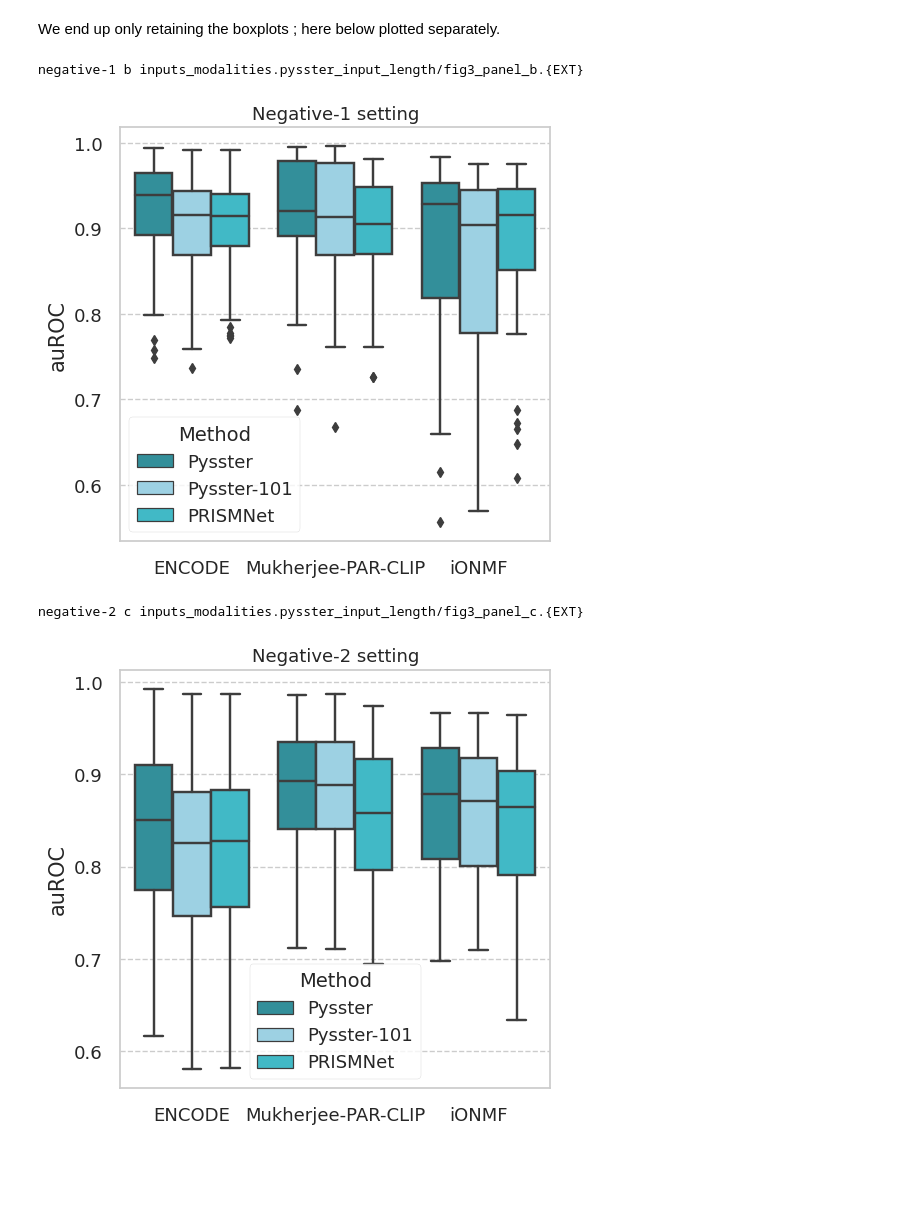
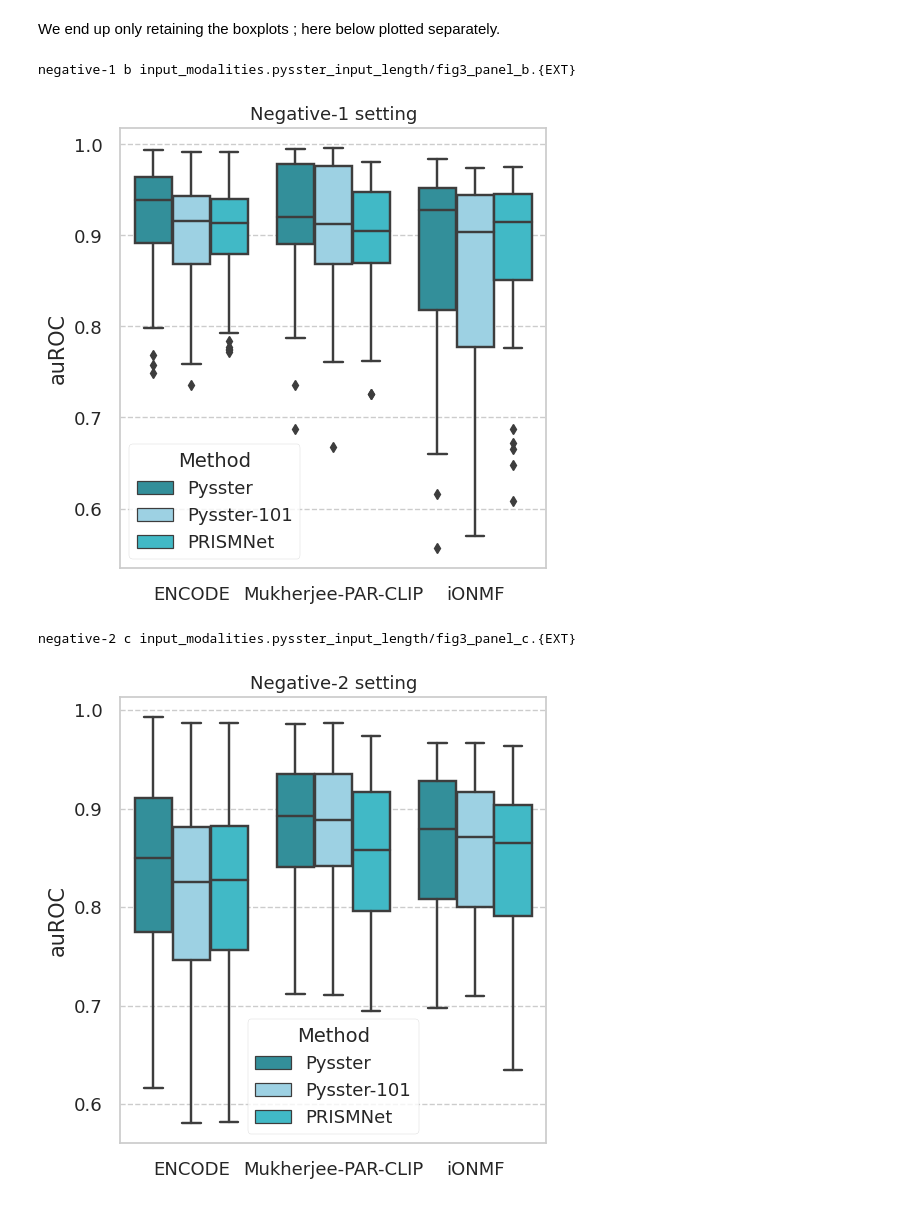
Before and after one commit to mhorlacher/Benchmark-RBP, a Jupyter notebook: analyses/notebooks/input_modalities.pysster_input_length.ipynb, the cells around one changed output. Drawn from its saved outputs; the diff is of its cells as text; code cells hidden in the pictures; blank space fills up the shorter version.

Commit message:
Corrected typo in output path + missing tight_layout() func call

```diff
--- a/analyses/notebooks/input_modalities.pysster_input_length.ipynb
+++ b/analyses/notebooks/input_modalities.pysster_input_length.ipynb
@@ -2,7 +2,7 @@
 path_full_summarized_table = "../results/2023-05-24/00_processed/main/aurocs.tsv.gz"
 
 path_config_viz = "../config/visualization.yaml"
-path_output_dir = "./inputs_modalities.pysster_input_length/"
+path_output_dir = "./input_modalities.pysster_input_length/"
 export = True
 # %% [markdown]
 # Forewords
@@ -307,34 +307,36 @@ for NEGATIVE, panel_name, tmp_table in groups:
 
     print(NEGATIVE, panel_name, savefig_file)
 
     fig = plt.figure(figsize=[v * 3.5 for v in FIG3_PANEL_SIZES[panel_name]])
     ax1 = fig.add_subplot(1, 1, 1)
 
     sns.boxplot(
         data=tmp_table,
         y="auroc",
         x="dataset",
         hue="arch",
         palette=arch_colors,
         hue_order=["Pysster", "Pysster-101", "PRISMNet"],
         ax=ax1,
     )
 
     ax1.set_xlabel("")
     ax1.legend_.set_title("Method")
     plt.setp(ax1.legend_.get_title(), fontsize=14)
 
     ax1.set_ylabel("auROC")
     ax1.set_title(f"{NEGATIVE.capitalize()} setting")
 
     fig.subplots_adjust(left=0.10)
 
+    plt.tight_layout()
+
     if export:
         my_savefig(savefig_file, ext_list=["png", "svg", "pdf"])
 
     plt.show()
 # %% [output]
-negative-1 b inputs_modalities.pysster_input_length/fig3_panel_b.{EXT}
+negative-1 b input_modalities.pysster_input_length/fig3_panel_b.{EXT}
-[figure, old version]
+[figure, new version]
-negative-2 c inputs_modalities.pysster_input_length/fig3_panel_c.{EXT}
+negative-2 c input_modalities.pysster_input_length/fig3_panel_c.{EXT}
-[figure, old version]
+[figure, new version]
```
